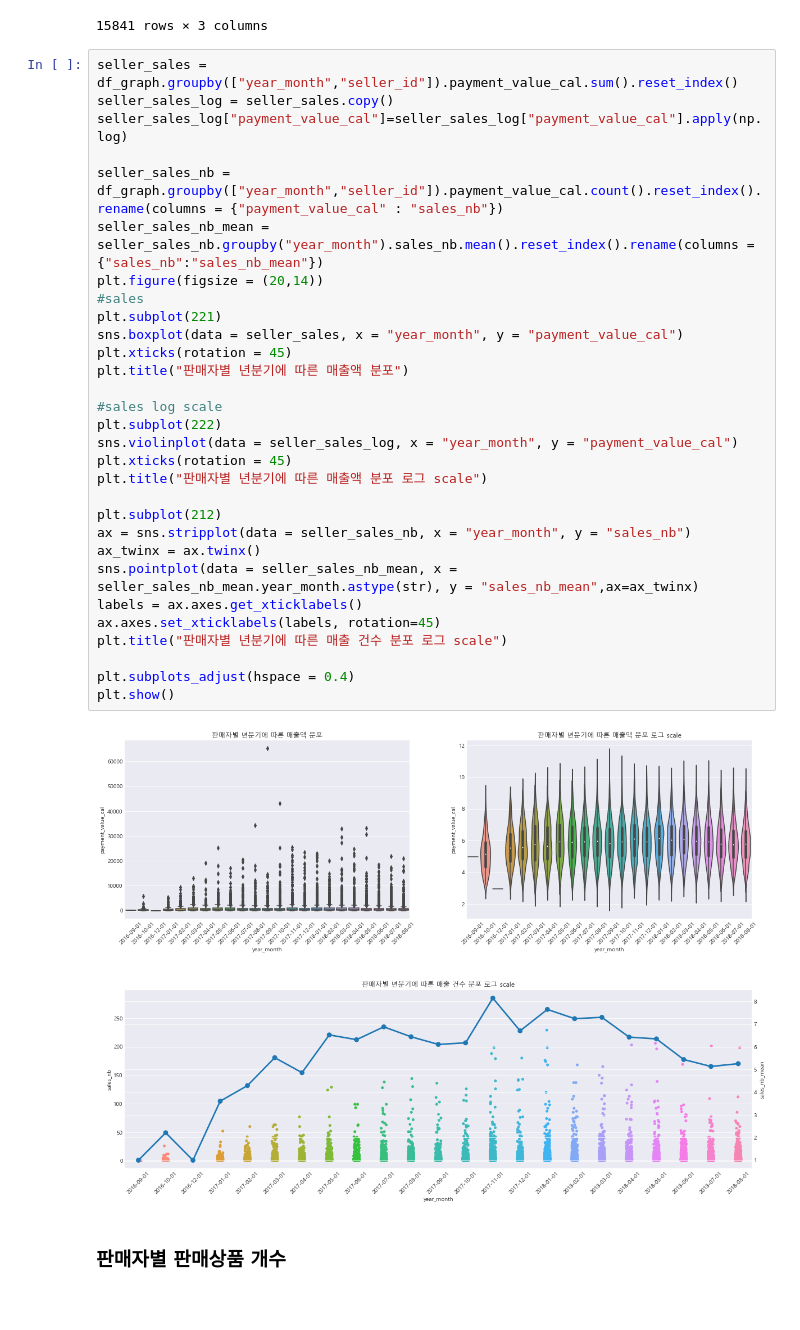
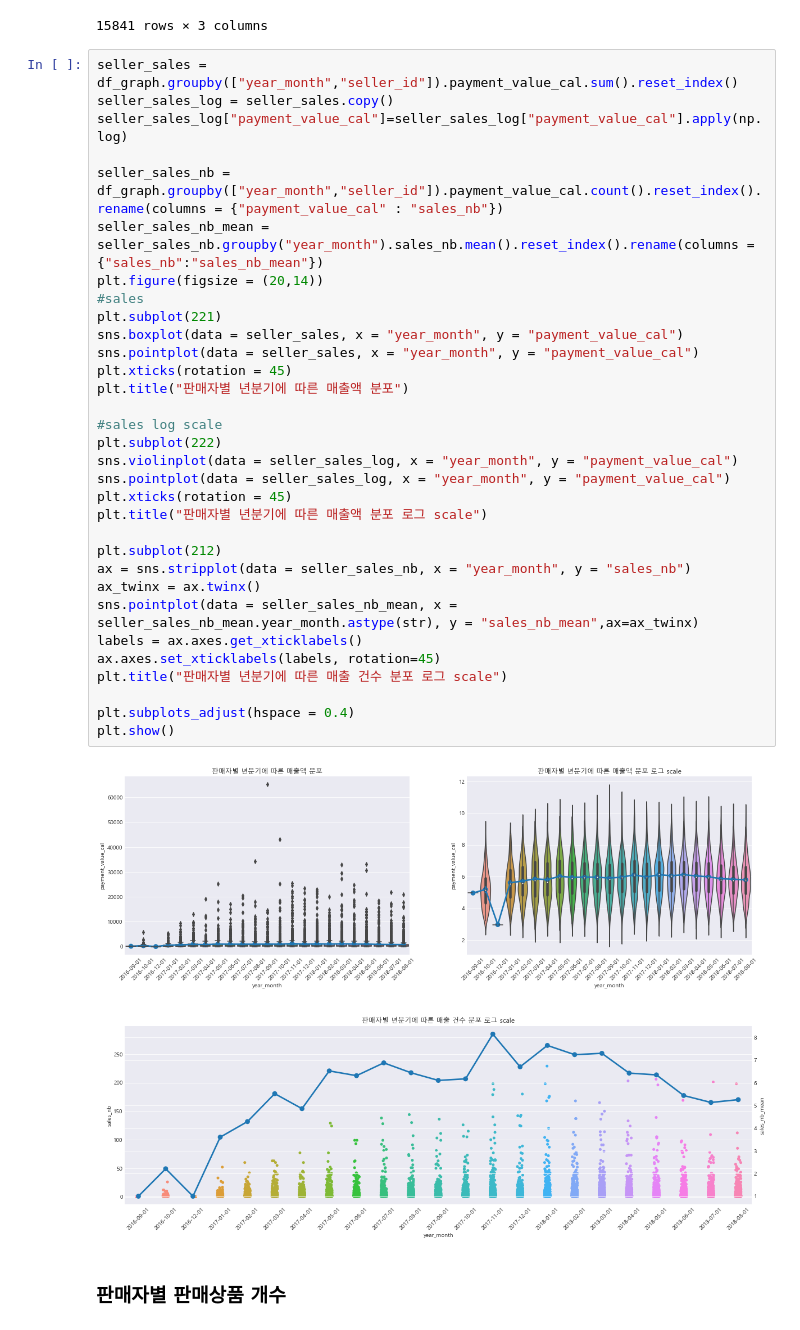
Before and after one commit to changyong93/project_Brazilian-E-Commerce-Public-Dataset-by-Olist, a Jupyter notebook: Untitled2.ipynb, the cells around one changed output. Drawn from its saved outputs; the diff is of its cells as text.

```diff
--- a/Untitled2.ipynb
+++ b/Untitled2.ipynb
@@ -526,34 +570,36 @@ df_graph.groupby(["seller_id","year_month"]).payment_value_cal.sum().reset_index
 seller_sales = df_graph.groupby(["year_month","seller_id"]).payment_value_cal.sum().reset_index()
 seller_sales_log = seller_sales.copy()
 seller_sales_log["payment_value_cal"]=seller_sales_log["payment_value_cal"].apply(np.log)
 
 seller_sales_nb = df_graph.groupby(["year_month","seller_id"]).payment_value_cal.count().reset_index().rename(columns = {"payment_value_cal" : "sales_nb"})
 seller_sales_nb_mean = seller_sales_nb.groupby("year_month").sales_nb.mean().reset_index().rename(columns = {"sales_nb":"sales_nb_mean"})
 plt.figure(figsize = (20,14))
 #sales
 plt.subplot(221)
 sns.boxplot(data = seller_sales, x = "year_month", y = "payment_value_cal")
+sns.pointplot(data = seller_sales, x = "year_month", y = "payment_value_cal")
 plt.xticks(rotation = 45)
 plt.title("판매자별 년분기에 따른 매출액 분포")
 
 #sales log scale
 plt.subplot(222)
 sns.violinplot(data = seller_sales_log, x = "year_month", y = "payment_value_cal")
+sns.pointplot(data = seller_sales_log, x = "year_month", y = "payment_value_cal")
 plt.xticks(rotation = 45)
 plt.title("판매자별 년분기에 따른 매출액 분포 로그 scale")
 
 plt.subplot(212)
 ax = sns.stripplot(data = seller_sales_nb, x = "year_month", y = "sales_nb")
 ax_twinx = ax.twinx()
 sns.pointplot(data = seller_sales_nb_mean, x = seller_sales_nb_mean.year_month.astype(str), y = "sales_nb_mean",ax=ax_twinx)
 labels = ax.axes.get_xticklabels()
 ax.axes.set_xticklabels(labels, rotation=45)
 plt.title("판매자별 년분기에 따른 매출 건수 분포 로그 scale")
 
 plt.subplots_adjust(hspace = 0.4)
 plt.show()
 # %% [output]
-[figure, old version]
+[figure, new version]
 # %% [markdown]
 ### 판매자별 판매상품 개수
 # %%
```
Also changed, not shown: parts of 21 cells of this notebook.
